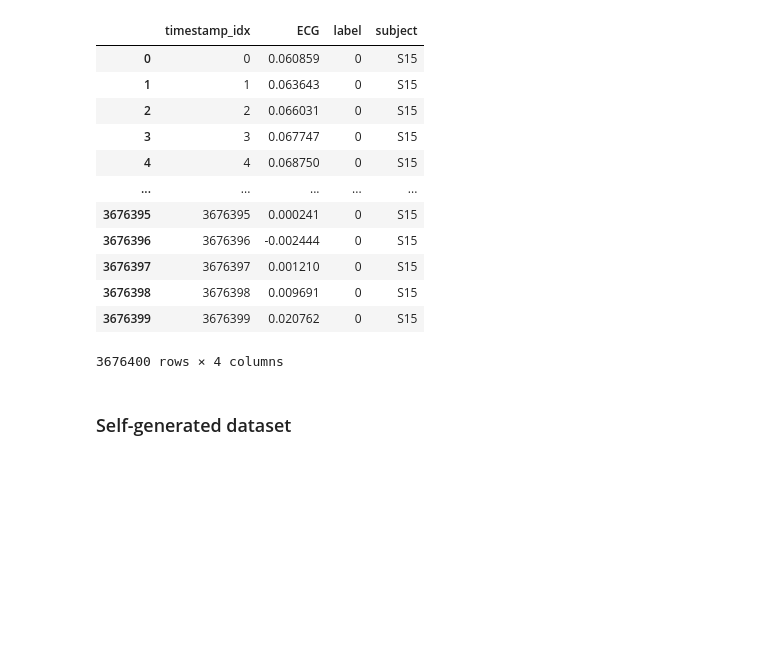
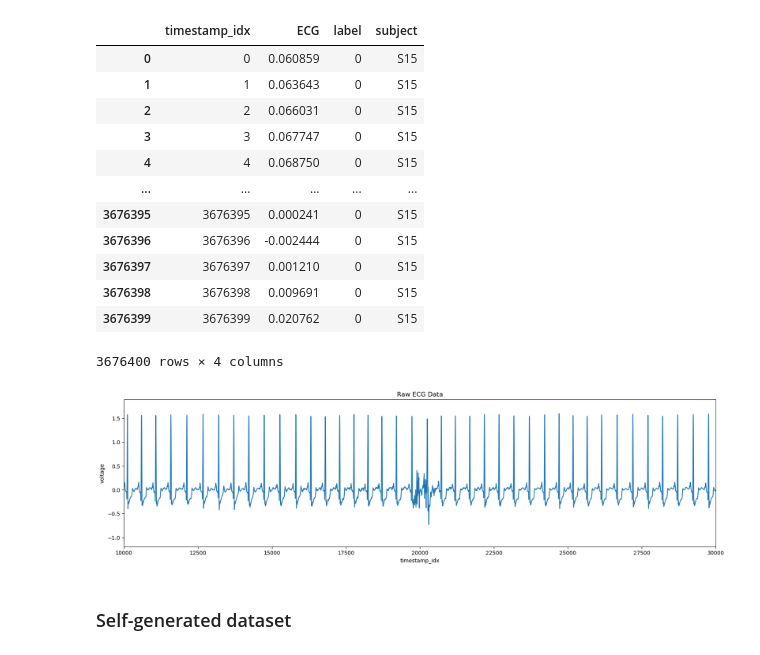
Before and after one commit to nina-prog/sem-biosignals-ecg-feature-processing-api, a Jupyter notebook: notebooks/Data_Analysis.ipynb, the cells around one changed output. Drawn from its saved outputs; the diff is of its cells as text; code cells hidden in the pictures; blank space fills up the shorter version.

```diff
--- a/notebooks/Data_Analysis.ipynb
+++ b/notebooks/Data_Analysis.ipynb
@@ -67,7 +69,7 @@ def combine_pickles_to_df(pattern, wesad_ecg=False):
 # %%
 %%time
 # load WESAD
-df = combine_pickles_to_df('../data/S15.pkl', wesad_ecg=True)
+df = combine_pickles_to_df('../data/raw/S15.pkl', wesad_ecg=True)
 # %% [output]
 CPU times: total: 7.17 s
 Wall time: 7.38 s
@@ -87,6 +89,17 @@ df
 | 3676398 | 3676398 | 0.009691 | 0 | S15 |
 | 3676399 | 3676399 | 0.020762 | 0 | S15 |
 3676400 rows × 4 columns
+# %%
+# Plot filtered ECG data
+plt.figure(figsize=(20, 5))
+plt.plot("timestamp_idx", "ECG", data=df)
+plt.title("Raw ECG Data")
+plt.xlabel("timestamp_idx")
+plt.ylabel("voltage")
+plt.xlim(10000, 30000)
+plt.show()
+# %% [output]
+[figure, added]
 # %% [markdown]
 ### Self-generated dataset
 # %% [markdown]
```
Also changed, not shown: parts of 7 cells of this notebook.
